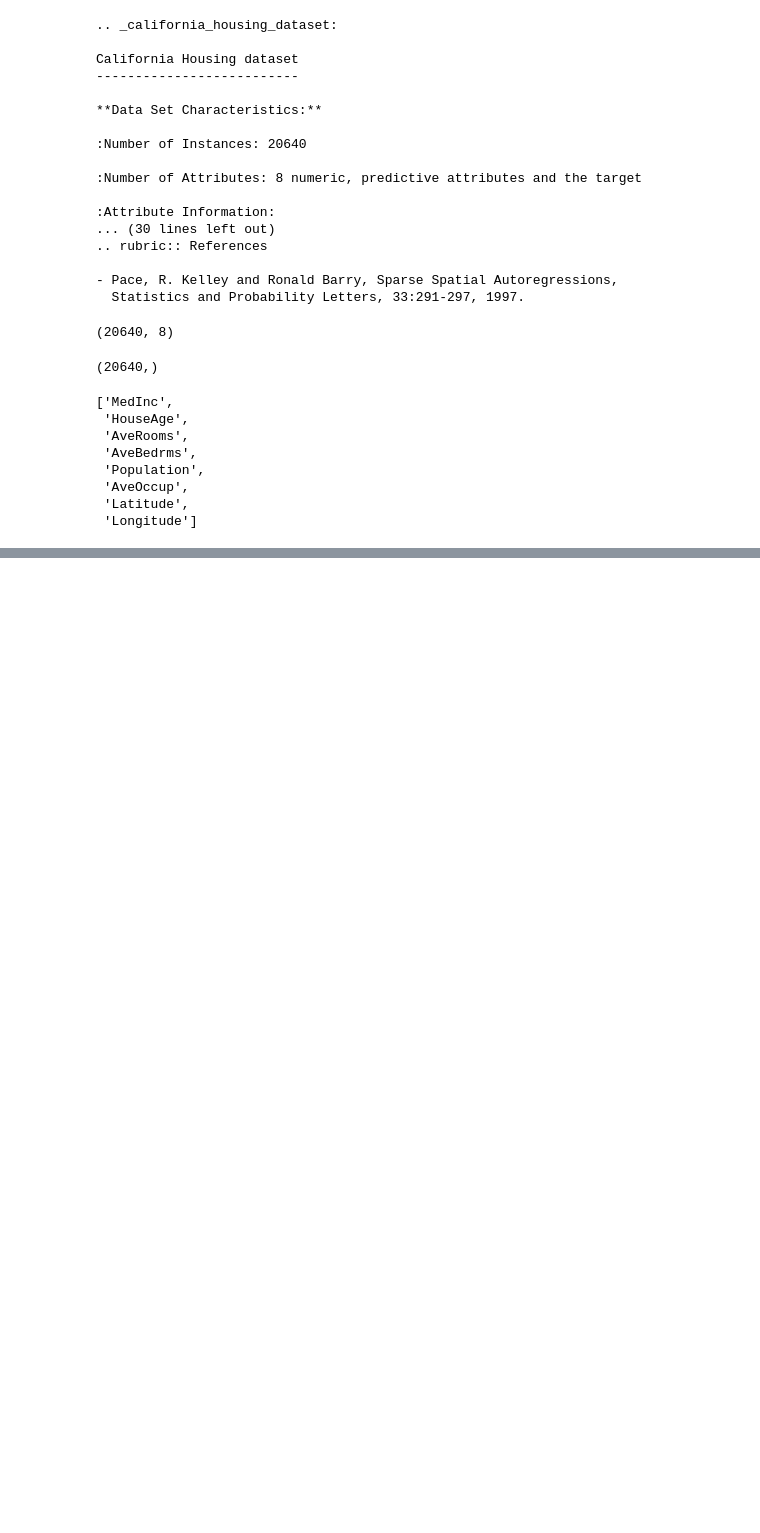
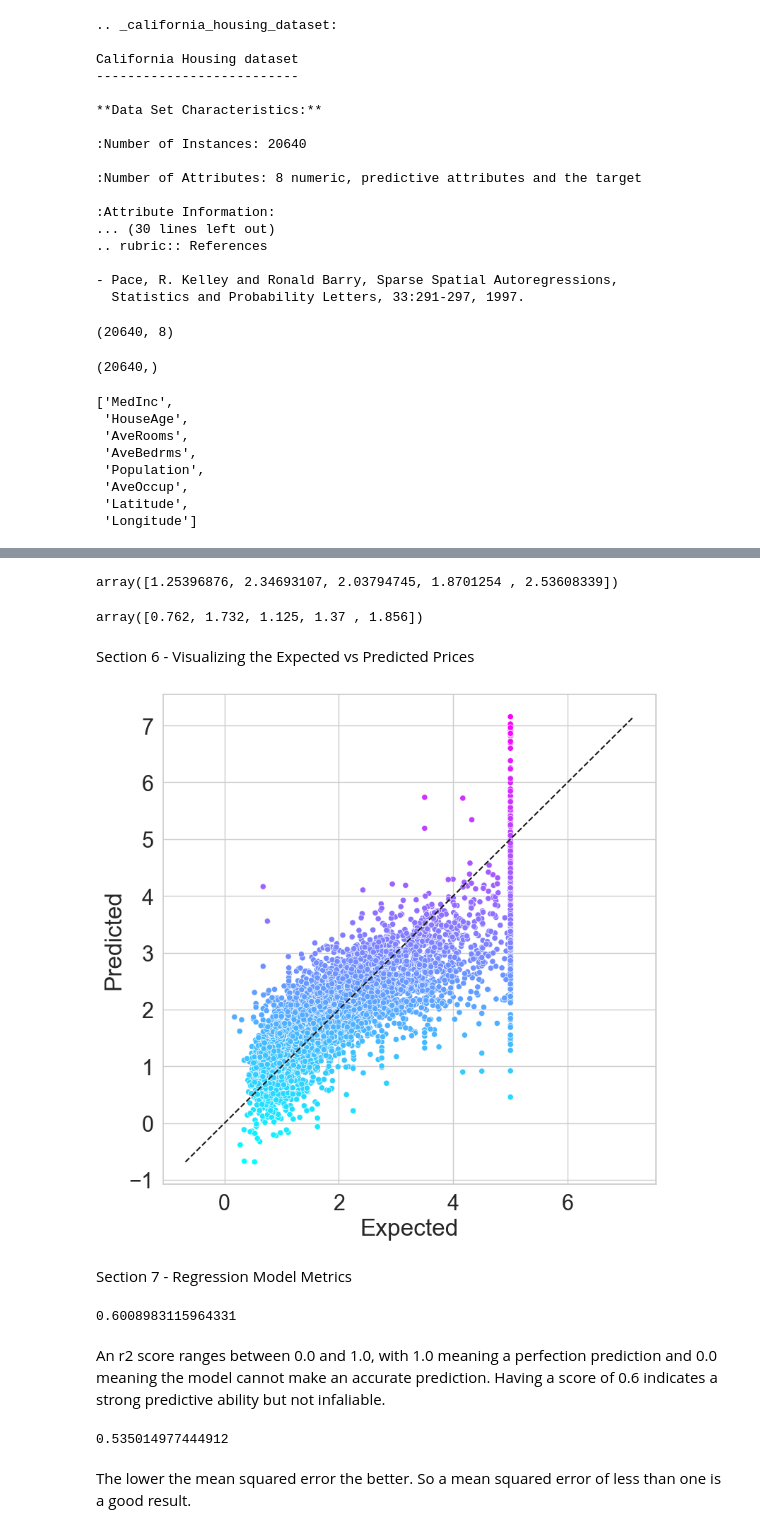
Before and after one commit to kehummel/datafun-07-ml, a Jupyter notebook: khummel_ml.ipynb, the cells around one changed output, grey strips where cells are left out. Saved outputs shown, nothing was run; the diff lists cells and outputs as text; code cells hidden in the pictures; blank space fills up the shorter version.

```diff
--- a/khummel_ml.ipynb
+++ b/khummel_ml.ipynb
@@ -309,0 +405,8 @@ california.feature_names
+# %%
+# Now we train the model
+
+from sklearn.linear_model import LinearRegression
+
+linear_regression = LinearRegression()
+
+linear_regression.fit(X=X_train, y=y_train)
@@ -309,0 +437,66 @@ california.feature_names
+# %%
+predicted = linear_regression.predict(X_test)
+
+expected = y_test
+# %%
+# Looking at the first 5 predictions and their cooresponding values
+
+predicted[:5]
+# %% [output]
+array([1.25396876, 2.34693107, 2.03794745, 1.8701254 , 2.53608339])
+# %%
+expected[:5]
+# %% [output]
+array([0.762, 1.732, 1.125, 1.37 , 1.856])
+# %% [markdown]
+Section 6 - Visualizing the Expected vs Predicted Prices
+# %%
+# Creating a data frame containing columns for expected and predicted values
+df = pd.DataFrame()
+
+df['Expected'] = pd.Series(expected)
+
+df['Predicted'] = pd.Series(predicted)
+# %%
+# Plotting expected vs predicted in a scatter plot
+
+figure = plt.figure(figsize=(9, 9))
+
+aces = sns.scatterplot(data=df, x='Expected', y='Predicted', hue='Predicted', palette='cool', legend=False)
+
+# Setting up so that there is the same scale on both axes
+
+start = min(expected.min(), predicted.min())
+
+end = max(expected.max(), predicted.max())
+
+axes.set_xlim(start, end)
+(-0.6830978604144491, 7.155719818496834)
+
+axes.set_ylim(start, end)
+(-0.6830978604144491, 7.155719818496834)
+
+# Plot line of best fit
+line = plt.plot([start, end], [start, end], 'k--')
+# %% [output]
+[figure, added]
+# %% [markdown]
+Section 7 - Regression Model Metrics
+# %%
+# Calculating R2 score
+
+from sklearn import metrics
+
+metrics.r2_score(expected, predicted)
+# %% [output]
+0.6008983115964331
+# %% [markdown]
+An r2 score ranges between 0.0 and 1.0, with 1.0 meaning a perfection prediction and 0.0 meaning the model cannot make an accurate prediction. Having a score of 0.6 indicates a strong predictive ability but not infaliable.
+# %%
+# Calculating Mean Squared Error
+
+metrics.mean_squared_error(expected, predicted)
+# %% [output]
+0.535014977444912
+# %% [markdown]
+The lower the mean squared error the better. So a mean squared error of less than one is a good result.
```
Also changed, not shown: parts of 26 cells of this notebook.
